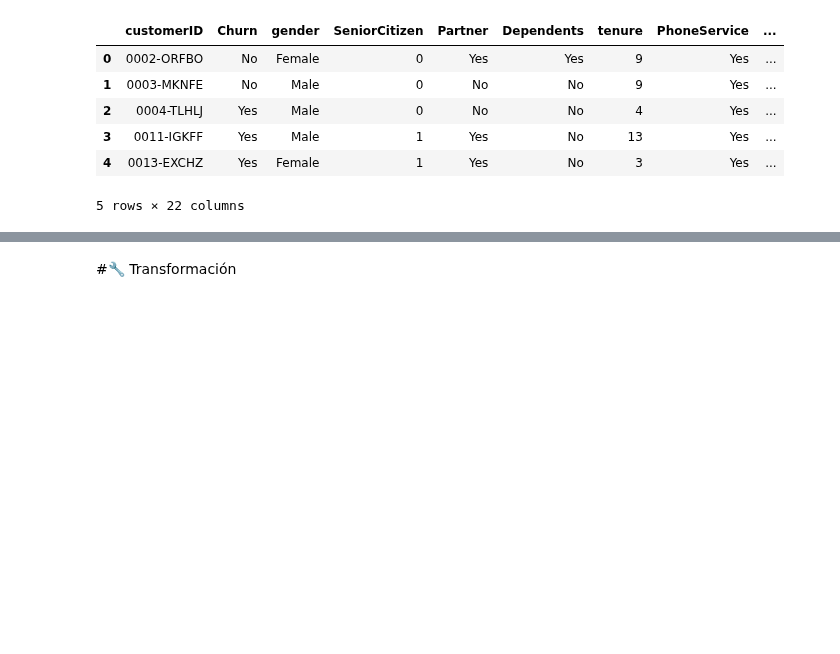
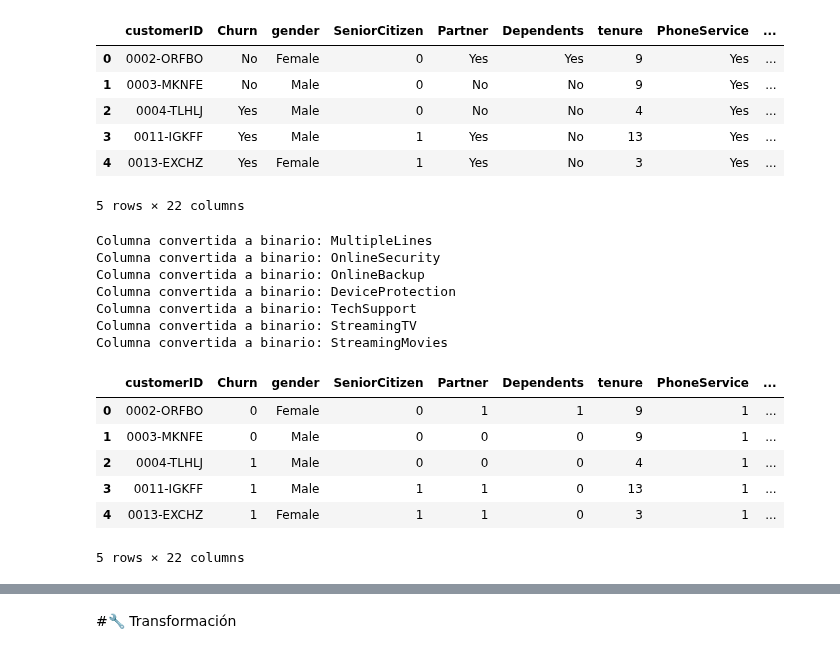
Before and after one commit to Kross363/Python-Data-Science, a Jupyter notebook: TelecomX_LATAM.ipynb, the cells around one changed output, grey strips where cells are left out. Cells and saved outputs as stored; diff of their text form; code cells hidden in the pictures; blank space fills up the shorter version.

```diff
--- a/TelecomX_LATAM.ipynb
+++ b/TelecomX_LATAM.ipynb
@@ -163,3 +163,42 @@ datos.head()
 | 3 | 0011-IGKFF | Yes | Male | 1 | Yes | No | 13 | Yes | ... |
 | 4 | 0013-EXCHZ | Yes | Female | 1 | Yes | No | 3 | Yes | ... |
 5 rows × 22 columns
+# %%
+# Mapeo para convertir 'Yes' a 1 y todas las formas de 'No' (incluyendo vacías y 'No service') a 0
+value_mapping = {'Yes': 1, 'No': 0, 'No phone service': 0, 'No internet service': 0, '': 0}
+
+for col in datos.columns:
+    unique_values = datos[col].unique()
+
+    # Convertir a string para asegurar que la comparación sea consistente
+    unique_values_str = [str(val) for val in unique_values]
+
+    # Verificar si 'Yes' está presente y al menos una forma de 'No' está presente
+    has_yes = 'Yes' in unique_values_str
+    has_no_like = any(val in unique_values_str for val in ['No', 'No phone service', 'No internet service', ''])
+
+    # Verificar si todos los valores únicos de la columna están cubiertos por nuestro mapeo
+    all_mappable = all(val in value_mapping for val in unique_values_str)
+
+    # Si la columna cumple con los criterios para ser binaria (solo Yes/No-like valores)
+    if has_yes and has_no_like and all_mappable:
+        print(f"Columna convertida a binario: {col}")
+        # Aplicar el mapeo y convertir a tipo entero
+        datos[col] = datos[col].replace(value_mapping).astype(int)
+
+datos.head()
+# %% [output]
+Columna convertida a binario: MultipleLines
+Columna convertida a binario: OnlineSecurity
+Columna convertida a binario: OnlineBackup
+Columna convertida a binario: DeviceProtection
+Columna convertida a binario: TechSupport
+Columna convertida a binario: StreamingTV
+Columna convertida a binario: StreamingMovies
+|  | customerID | Churn | gender | SeniorCitizen | Partner | Dependents | tenure | PhoneService | ... |
+| 0 | 0002-ORFBO | 0 | Female | 0 | 1 | 1 | 9 | 1 | ... |
+| 1 | 0003-MKNFE | 0 | Male | 0 | 0 | 0 | 9 | 1 | ... |
+| 2 | 0004-TLHLJ | 1 | Male | 0 | 0 | 0 | 4 | 1 | ... |
+| 3 | 0011-IGKFF | 1 | Male | 1 | 1 | 0 | 13 | 1 | ... |
+| 4 | 0013-EXCHZ | 1 | Female | 1 | 1 | 0 | 3 | 1 | ... |
+5 rows × 22 columns
```
Also changed, not shown: parts of 1 cell of this notebook.
